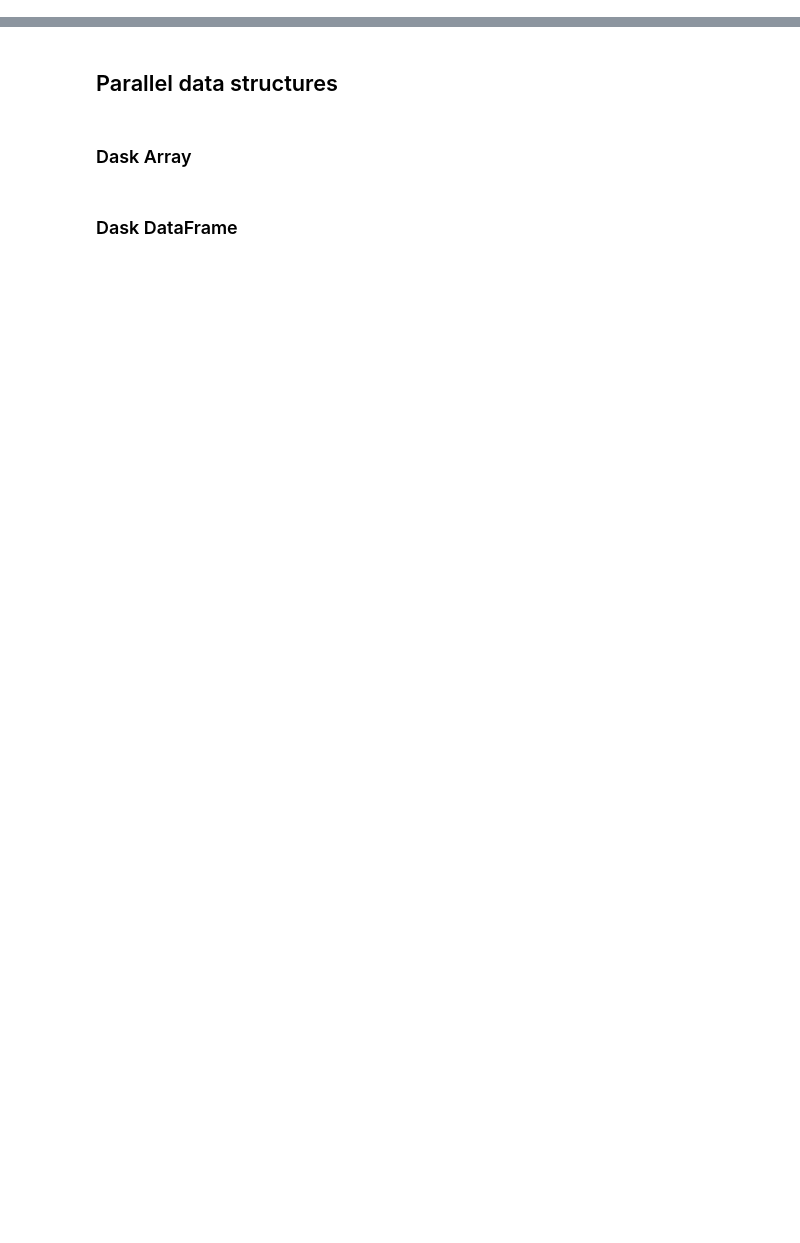
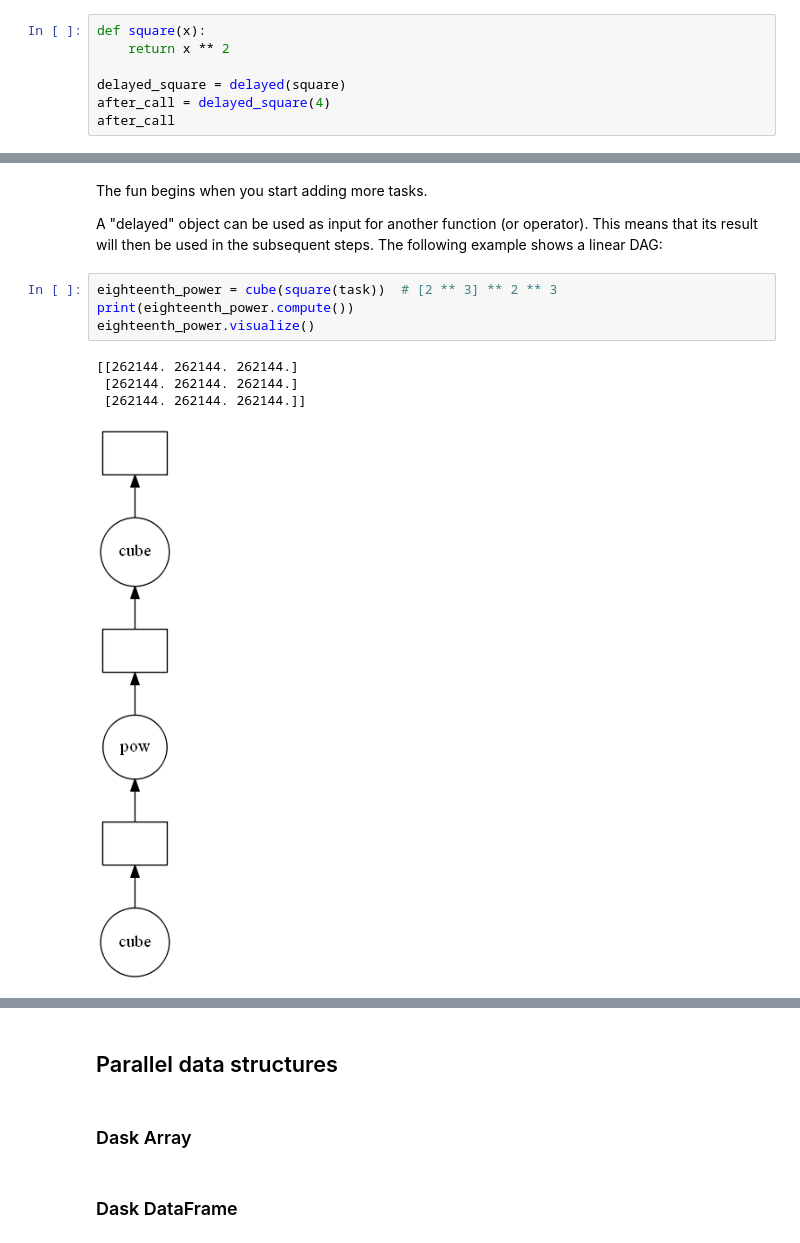
Before and after one commit to HiLASEPythonCourse/hilase-python-course-2021, a Jupyter notebook: 260_dask.ipynb, the cells around one changed output, grey strips where cells are left out. Cells and saved outputs as stored; diff of their text form; blank space fills up the shorter version.

```diff
--- a/260_dask.ipynb
+++ b/260_dask.ipynb
@@ -36,0 +46,7 @@ Dask array requirements are not installed.
+# %%
+def square(x):
+    return x ** 2
+
+delayed_square = delayed(square)
+after_call = delayed_square(4)
+after_call
@@ -36,0 +81,13 @@ Dask array requirements are not installed.
+# %% [markdown]
+The fun begins when you start adding more tasks.
+
+A "delayed" object can be used as input for another function (or operator). This means that its result will then be used in the subsequent steps. The following example shows a linear DAG:
+# %%
+eighteenth_power = cube(square(task))  # [2 ** 3] ** 2 ** 3
+print(eighteenth_power.compute())
+eighteenth_power.visualize()
+# %% [output]
+[[262144. 262144. 262144.]
+ [262144. 262144. 262144.]
+ [262144. 262144. 262144.]]
+[figure, added]
```
Also changed, not shown: parts of 37 cells of this notebook, 1 other file.
